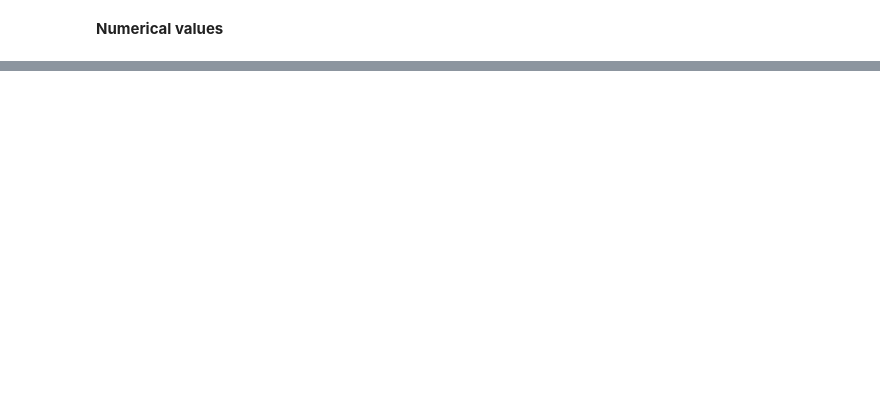
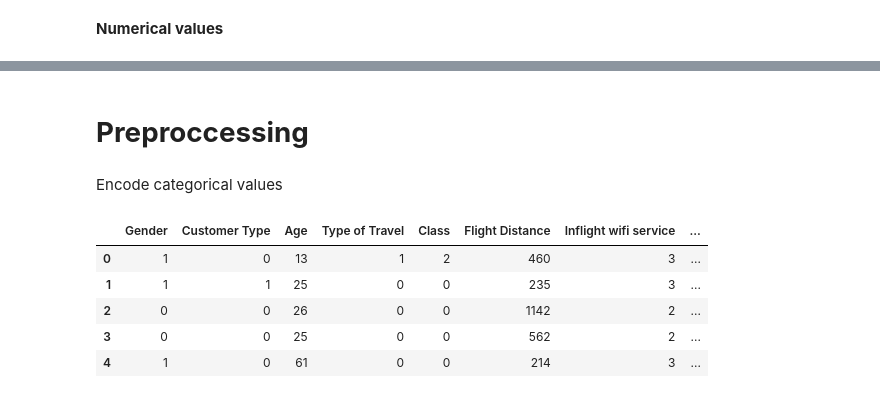
Before and after one commit to soraya-mi/flight_anlysis, a Jupyter notebook: Project2.ipynb, the cells around one changed output, grey strips where cells are left out. Drawn from its saved outputs; the diff is of its cells as text; code cells hidden in the pictures; blank space fills up the shorter version.

```diff
--- a/Project2.ipynb
+++ b/Project2.ipynb
@@ -97,3 +109,23 @@ for col in cols:
 # #plot the bar graph of percentage gender categories
 # dataframe.Gender.value_counts(normalize=True).plot.barh()
 # plt.show()
+# %% [markdown]
+# **Preproccessing**
+# %% [markdown]
+Encode categorical values
+# %%
+from sklearn.preprocessing import LabelEncoder# creating initial dataframe
+labelencoder = LabelEncoder()# Assigning numerical values and storing in another column
+categorical_columns=["Gender","Customer Type","Type of Travel","Class","satisfaction"]
+for i in categorical_columns:
+  # dataframe[i]=dataframe[i].astype('category')
+  dataframe[i] = labelencoder.fit_transform(dataframe[i])
+# dataframe
+dataframe.head()
+# %% [output]
+|  | Gender | Customer Type | Age | Type of Travel | Class | Flight Distance | Inflight wifi service | ... |
+| 0 | 1 | 0 | 13 | 1 | 2 | 460 | 3 | ... |
+| 1 | 1 | 1 | 25 | 0 | 0 | 235 | 3 | ... |
+| 2 | 0 | 0 | 26 | 0 | 0 | 1142 | 2 | ... |
+| 3 | 0 | 0 | 25 | 0 | 0 | 562 | 2 | ... |
+| 4 | 1 | 0 | 61 | 0 | 0 | 214 | 3 | ... |
```
Also changed, not shown: parts of 10 cells of this notebook.
